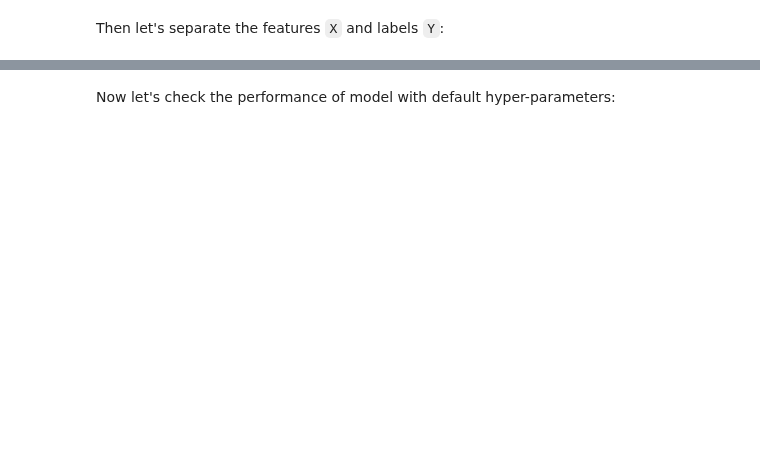
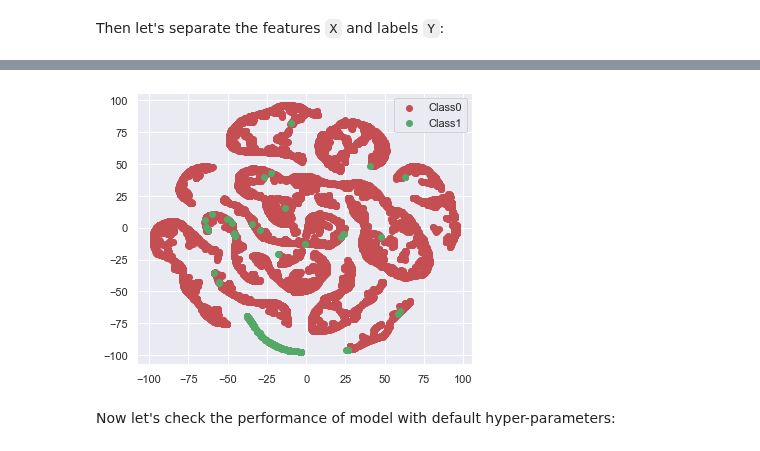
Before and after one commit to johnklee/ml_articles, a Jupyter notebook: others/imbalance_data_by_smote/use_smote_to_handle_imbalanced_data_car_eval.ipynb, the cells around one changed output, grey strips where cells are left out. Cells and saved outputs as stored; diff of their text form; code cells hidden in the pictures; blank space fills up the shorter version.

```diff
--- a/others/imbalance_data_by_smote/use_smote_to_handle_imbalanced_data_car_eval.ipynb
+++ b/others/imbalance_data_by_smote/use_smote_to_handle_imbalanced_data_car_eval.ipynb
@@ -269,3 +304,15 @@ minority percentage=0.18; majority percentage=99.82
+# %%
+from matplotlib import pyplot as plt
+plt.figure(figsize=(6, 5))
+
+colors = ['r', 'g', 'b', 'c', 'm', 'y', 'k', 'w', 'orange', 'purple']
+for i, c, label in zip([0, 1], colors, ["Class0", "Class1"]):
+    plt.scatter(X_embedded[Y_train['Class'] == i, 0], X_embedded[Y_train['Class'] == i, 1], c=c, label=label)
+
+plt.legend()
+plt.show()
+# %% [output]
+[figure, added]
 # %% [markdown]
 Now let's check the performance of model with default hyper-parameters:
 # %%
```
Also changed, not shown: parts of 50 cells of this notebook, 2 other files.
